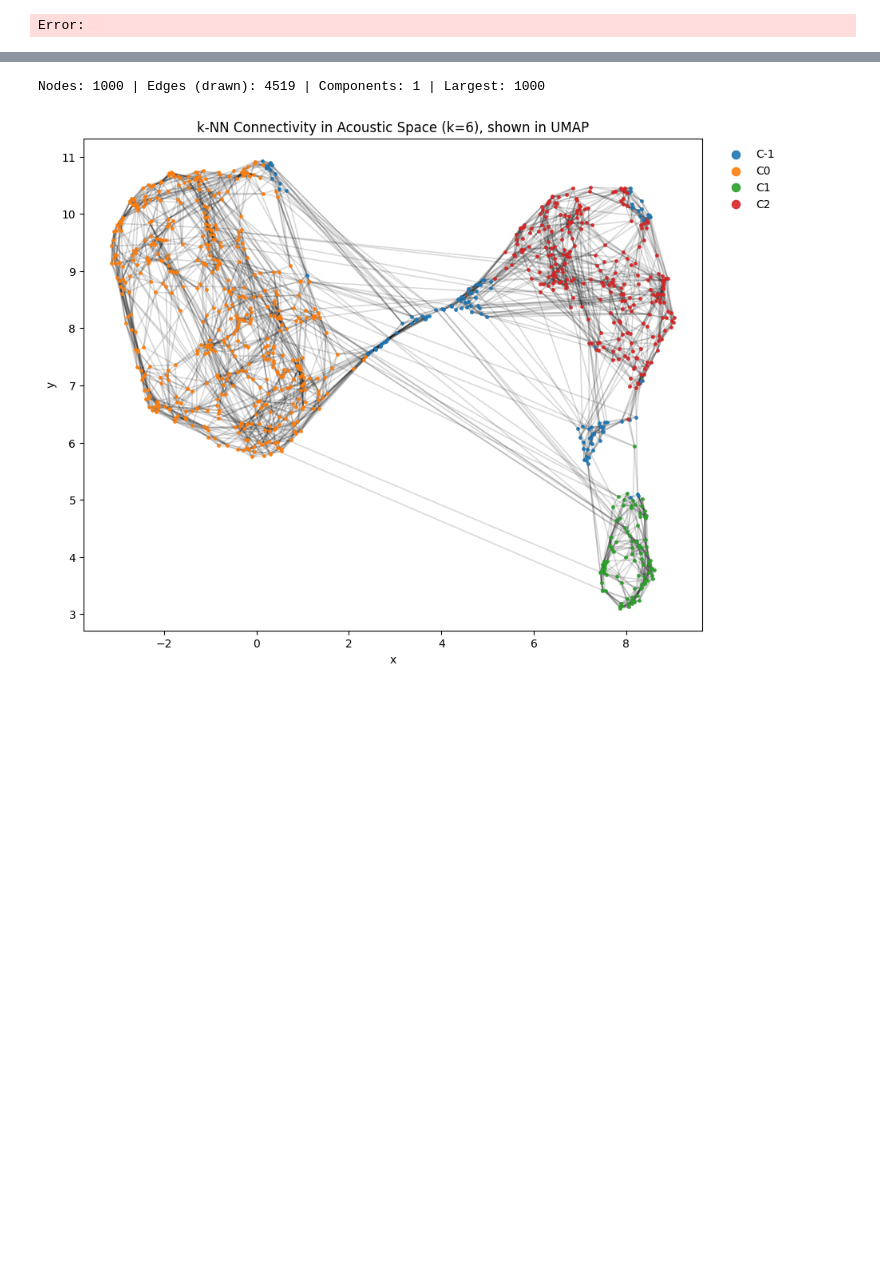
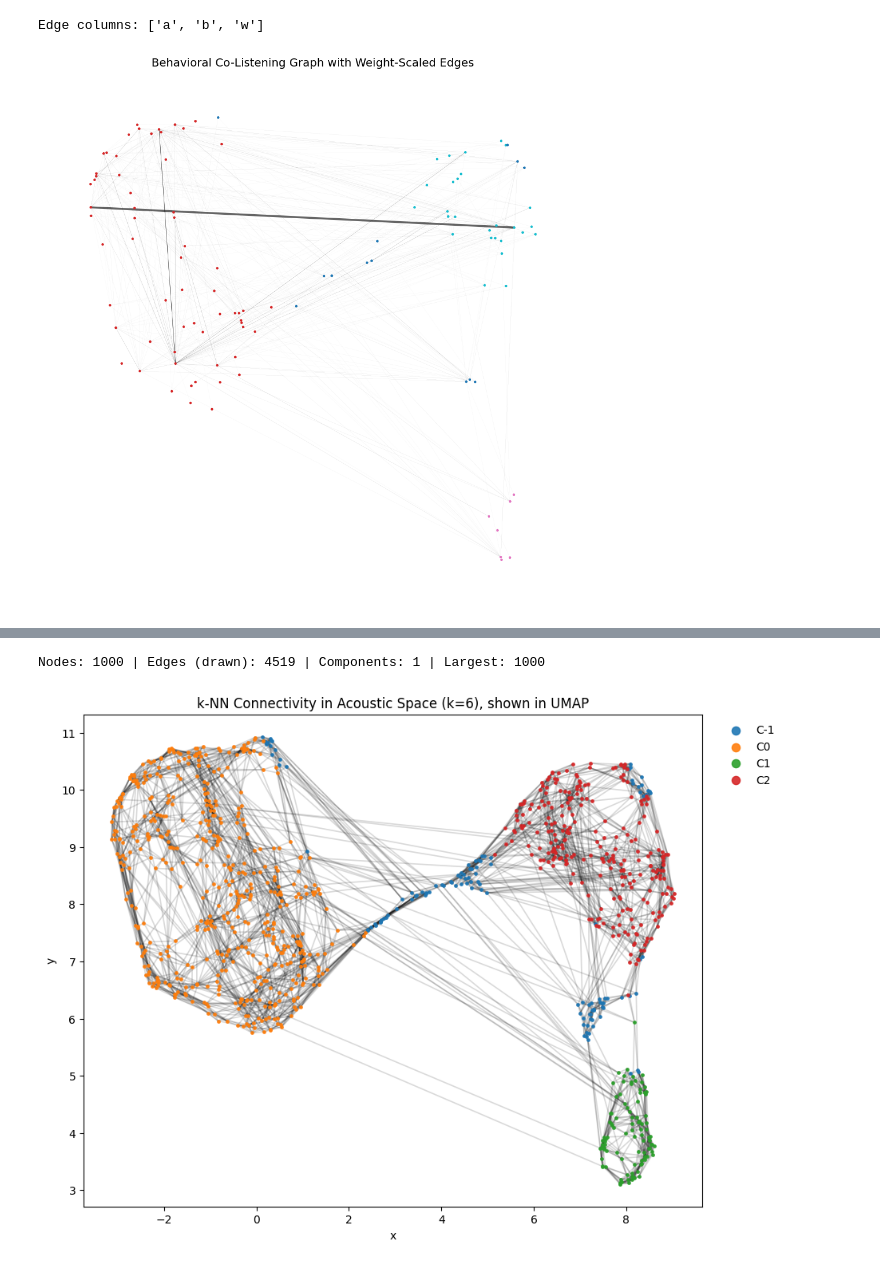
Before and after one commit to cyrustt/TDA_project, a Jupyter notebook: plot_persistence.ipynb, the cells around one changed output, grey strips where cells are left out. Drawn from its saved outputs; the diff is of its cells as text; code cells hidden in the pictures; blank space fills up the shorter version.

```diff
--- a/plot_persistence.ipynb
+++ b/plot_persistence.ipynb
@@ -185,47 +213,65 @@ plt.show()
 # %%
 import pandas as pd
 import networkx as nx
 import matplotlib.pyplot as plt
 
 # Load data
 edges = pd.read_parquet(BEHAV_FILE)
 umap_df = pd.read_parquet(UMAP_FILE)
 
-# Debug print
 print("Edge columns:", edges.columns.tolist())
 
-# Handle weight or no-weight edges
-if "weight" in edges.columns:
-    edges_strong = edges[edges["weight"] >= 5]
-else:
-    print("No 'weight' column found — treating edges as unweighted.")
-    edges_strong = edges.copy()
+# If no filtering: keep all
+edges_strong = edges.copy()
 
-# Build graph
-G = nx.from_pandas_edgelist(edges_strong, source="a", target="b")
+# Build graph WITH WEIGHTS
+G = nx.from_pandas_edgelist(
+    edges_strong,
+    source="a",
+    target="b",
+    edge_attr="w",      # <--- ADD WEIGHT ATTRIBUTE
+    create_using=nx.Graph()
+)
 
-# UMAP-based node positions
+# UMAP positions
 pos = {row.song_id: (row.x, row.y) for _, row in umap_df.iterrows()}
 
 # Node colors
 node_colors = umap_df.set_index("song_id")["cluster"].to_dict()
 color_list = [node_colors.get(n, -1) for n in G.nodes()]
 
-# Draw with thicker edges + nodes
+# Convert weight (w) to edge thickness
+# You may want to rescale: raw weights can be 2–30+
+weights = nx.get_edge_attributes(G, "w")
+max_w = max(weights.values())
+
+# Normalize thickness (for visibility)
+edge_widths = [(w / max_w) * 2.5 for w in weights.values()]
+# (2.5 is just a nice upper bound; adjust as you like)
+
+# Draw graph
 plt.figure(figsize=(12, 12))
-nx.draw(
+
+nx.draw_networkx_edges(
     G,
-    pos=pos,
-    node_size=8,         # THICKER NODES (default was 2)
-    linewidths=0,
-    alpha=0.7,           # slightly stronger opacity
-    cmap="tab10",
-    node_color=color_list,
-    edge_color="black",  # darker edges
-    width=0.3            # THICKER EDGES (default was 0.05)
+    pos,
+    edge_color="black",
+    alpha=0.6,
+    width=edge_widths,
 )
 
-plt.title("Behavioral Co-Listening Connectivity Overlaid on Acoustic Space", fontsize=14)
+nx.draw_networkx_nodes(
+    G,
+    pos,
+    node_size=10,
+    node_color=color_list,
+    cmap="tab10",
+    linewidths=0
+)
+
+plt.title("Behavioral Co-Listening Graph with Weight-Scaled Edges", fontsize=14)
+plt.axis("off")
 plt.show()
 # %% [output]
-Error:
+Edge columns: ['a', 'b', 'w']
+[figure, added]
```
Also changed, not shown: parts of 17 cells of this notebook, 3 other files.
